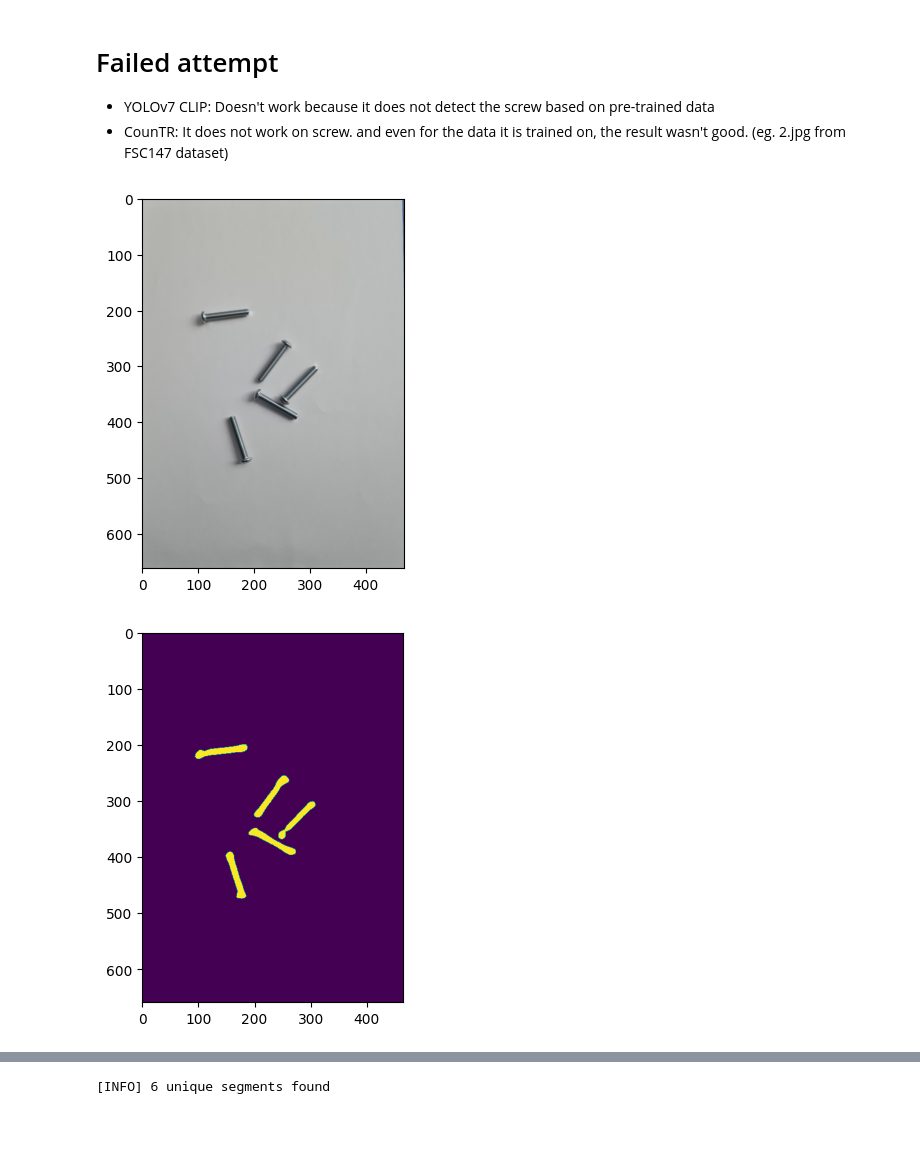
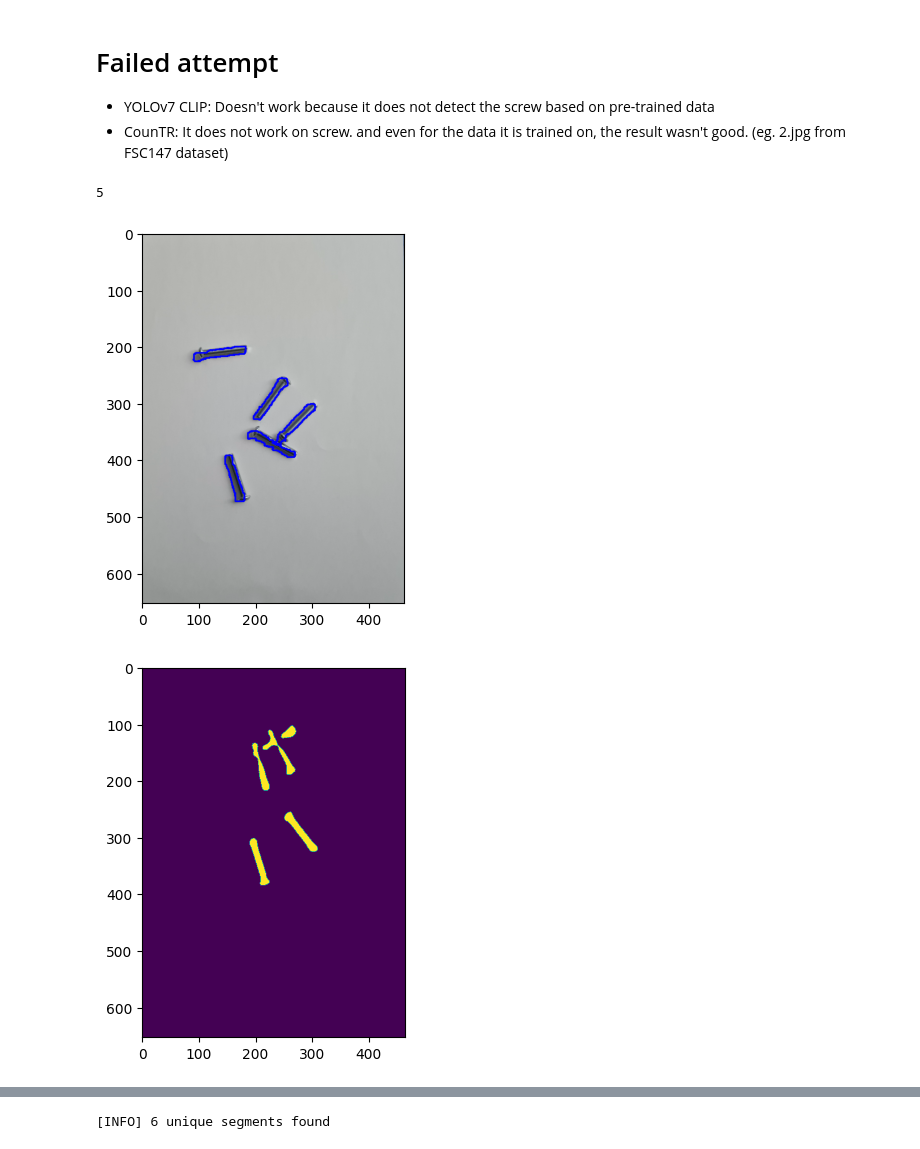
Before and after one commit to erjieyong/Generic_Object_Detection, a Jupyter notebook: Generic_Object_Detection.ipynb, the cells around one changed output, grey strips where cells are left out. Drawn from its saved outputs; the diff is of its cells as text; code cells hidden in the pictures.

```diff
--- a/Generic_Object_Detection.ipynb
+++ b/Generic_Object_Detection.ipynb
@@ -88,23 +202,29 @@ def crop_background(img):
 # %%
 org_img = img_read_resize("../Images/20221206_103743.jpg", max_width= 640)
 cropped_img = crop_background(org_img)
-img_display(cropped_img)
+markers, counter = object_count(cropped_img)
+final_img, counter = display_contours(cropped_img, markers)
+img_display(final_img)
+
+print(counter)
 # %% [output]
+5
-[figure, old version]
+[figure, new version]
 # %%
-# color_out_blurred = cv2.medianBlur(color_out,11)
-color_out_blurred = cv2.GaussianBlur(color_out,(33,33),0)
+# color_out_blurred = cv2.medianBlur(cropped_img,11)
+color_out_blurred = cv2.GaussianBlur(cropped_img,(33,33),0)
+# color_out_blurred = cv2.bilateralFilter(cropped_img,33,75,75)
 gray_out = cv2.cvtColor(color_out_blurred, cv2.COLOR_RGB2GRAY)
 # instead of using normal threshold where we set the threshold manually, we use adaptive threshold
 # https://pyimagesearch.com/2021/05/12/adaptive-thresholding-with-opencv-cv2-adaptivethreshold/
 # 21 is the grid in which we search for optimum threshold (21 by 21)
 # 10 is our finetune threshold related to the ADAPTIVE_THRESH_MEAN_C
 # we don't use adaptive threshold because we want the threshold to be singular instead of adaptive across the image. so that the output would be clean
-# thres_img = cv2.adaptiveThreshold(grey_img, 255, cv2.ADAPTIVE_THRESH_MEAN_C, cv2.THRESH_BINARY_INV, 21, 10)
+# thres_img = cv2.adaptiveThreshold(gray_img, 255, cv2.ADAPTIVE_THRESH_MEAN_C, cv2.THRESH_BINARY_INV, 21, 10)
 thres_out = cv2.adaptiveThreshold(gray_out, 255, cv2.ADAPTIVE_THRESH_MEAN_C, cv2.THRESH_BINARY_INV, 21, 10)
 img_display(thres_out)
 # %% [output]
-[figure, old version]
+[figure, new version]
 # %%
 # we want to try and smooth out the edges as much as possible to prevent false detection. we do this using morphologyEX
 # define kernel to use to smoothen
```
Also changed, not shown: parts of 7 cells of this notebook.
